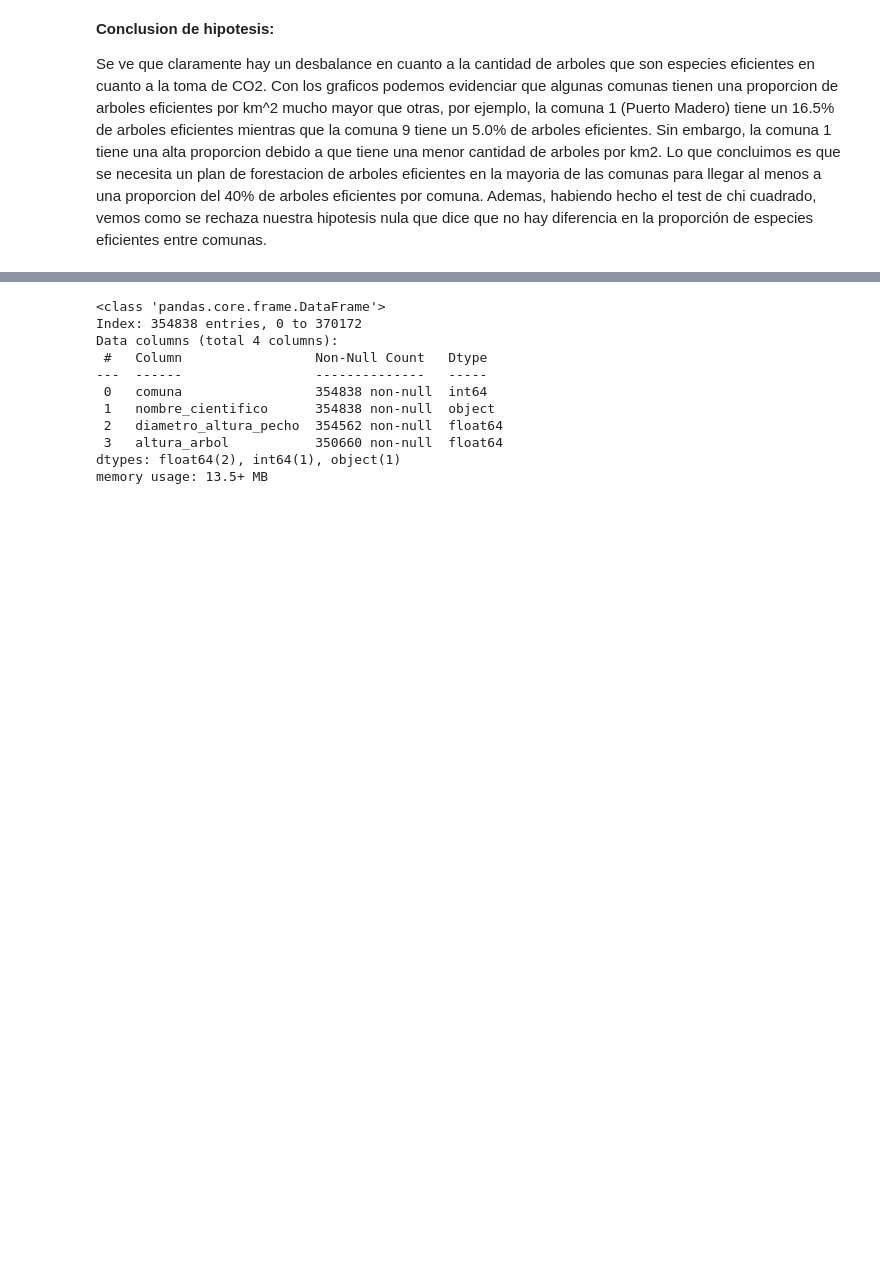
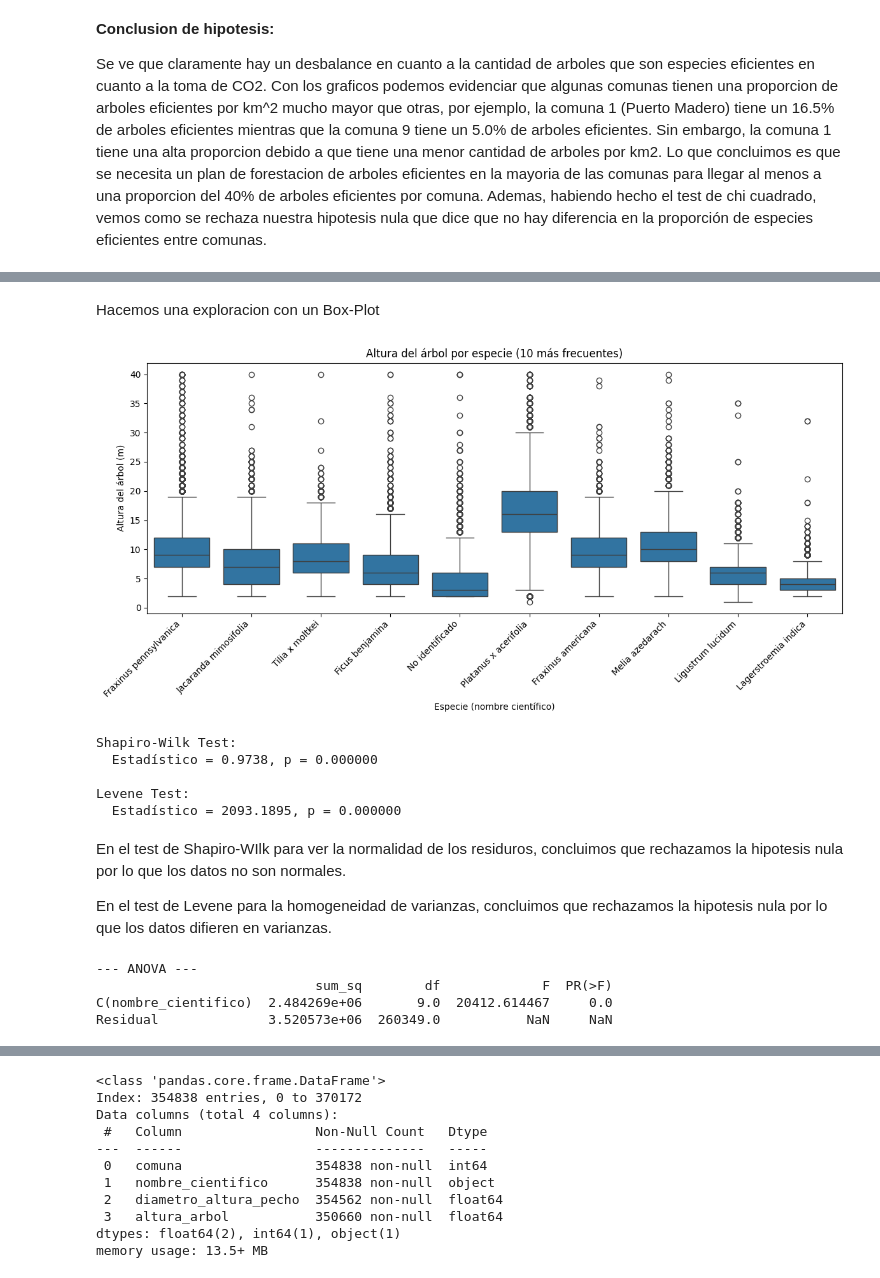
Before and after one commit to Rusoo37/TPEfundamentos, a Jupyter notebook: TPEL.ipynb, the cells around one changed output, grey strips where cells are left out. Cells and saved outputs as stored; diff of their text form; code cells hidden in the pictures; blank space fills up the shorter version.

```diff
--- a/TPEL.ipynb
+++ b/TPEL.ipynb
@@ -938,0 +957,72 @@ Se ve que claramente hay un desbalance en cuanto a la cantidad de arboles que so
+# %% [markdown]
+Hacemos una exploracion con un Box-Plot
+# %%
+import pandas as pd
+import matplotlib.pyplot as plt
+import seaborn as sns
+import scipy.stats as stats
+import statsmodels.api as sm
+from statsmodels.formula.api import ols
+
+
+dataset_hipotesis5 = dataset_limpio.copy()
+
+# Seleccionar las 10 especies más frecuentes
+top_species = dataset_hipotesis5["nombre_cientifico"].value_counts().head(10).index
+df_top = dataset_hipotesis5[dataset_hipotesis5["nombre_cientifico"].isin(top_species)].copy()
+
+# ============================
+# 3. BOXPLOT
+# ============================
+plt.figure(figsize=(12, 6))
+sns.boxplot(data=df_top, x="nombre_cientifico", y="altura_arbol")
+plt.xticks(rotation=45, ha='right')
+plt.title("Altura del árbol por especie (10 más frecuentes)")
+plt.xlabel("Especie (nombre científico)")
+plt.ylabel("Altura del árbol (m)")
+plt.tight_layout()
+plt.show()
+# %% [output]
+[figure, added]
+# %%
+
+# Modelo lineal simple
+model = ols("altura_arbol ~ C(nombre_cientifico)", data=df_top).fit()
+residuos = model.resid
+
+# Normalidad de residuos (Shapiro-Wilk)
+shapiro_test = stats.shapiro(residuos)
+print("Shapiro-Wilk Test:")
+print(f"  Estadístico = {shapiro_test.statistic:.4f}, p = {shapiro_test.pvalue:.6f}\n")
+
+# Homogeneidad de varianzas (Levene)
+# eliminamos los NaN antes de agrupar
+groups = []
+for name, group in df_top.groupby("nombre_cientifico"):
+    vals = group["altura_arbol"].dropna()
+    if len(vals) > 1 and vals.var() > 0:
+        groups.append(vals.values)
+levene_test = stats.levene(*groups)
+print("Levene Test:")
+print(f"  Estadístico = {levene_test.statistic:.4f}, p = {levene_test.pvalue:.6f}\n")
+# %% [output]
+Shapiro-Wilk Test:
+  Estadístico = 0.9738, p = 0.000000
+
+Levene Test:
+  Estadístico = 2093.1895, p = 0.000000
+# %% [markdown]
+En el test de Shapiro-WIlk para ver la normalidad de los residuros, concluimos que rechazamos la hipotesis nula por lo que los datos no son normales.
+
+En el test de Levene para la homogeneidad de varianzas, concluimos que rechazamos la hipotesis nula por lo que los datos difieren en varianzas.
+# %%
+# ANOVA
+
+anova_table = sm.stats.anova_lm(model, typ=2)
+print("\n--- ANOVA ---")
+print(anova_table)
+# %% [output]
+--- ANOVA ---
+                            sum_sq        df             F  PR(>F)
+C(nombre_cientifico)  2.484269e+06       9.0  20412.614467     0.0
+Residual              3.520573e+06  260349.0           NaN     NaN
```
Also changed, not shown: parts of 14 cells of this notebook.
